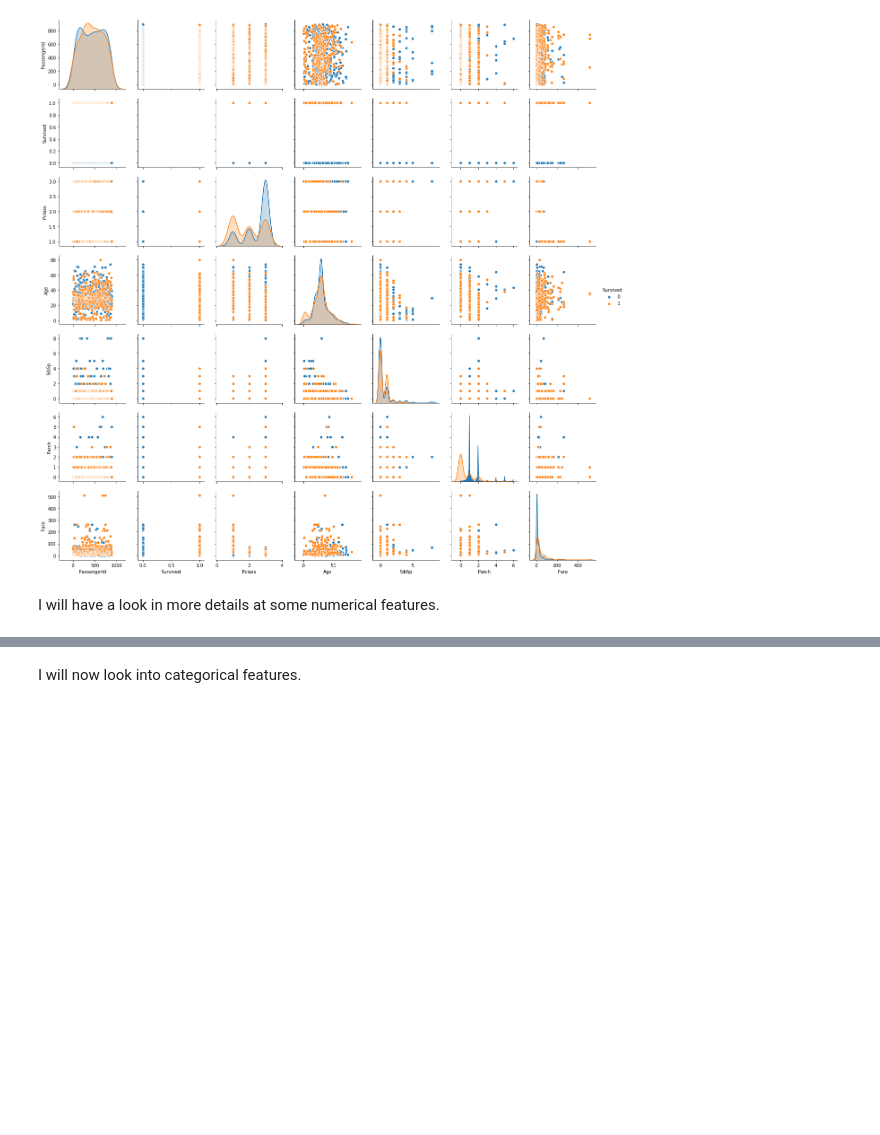
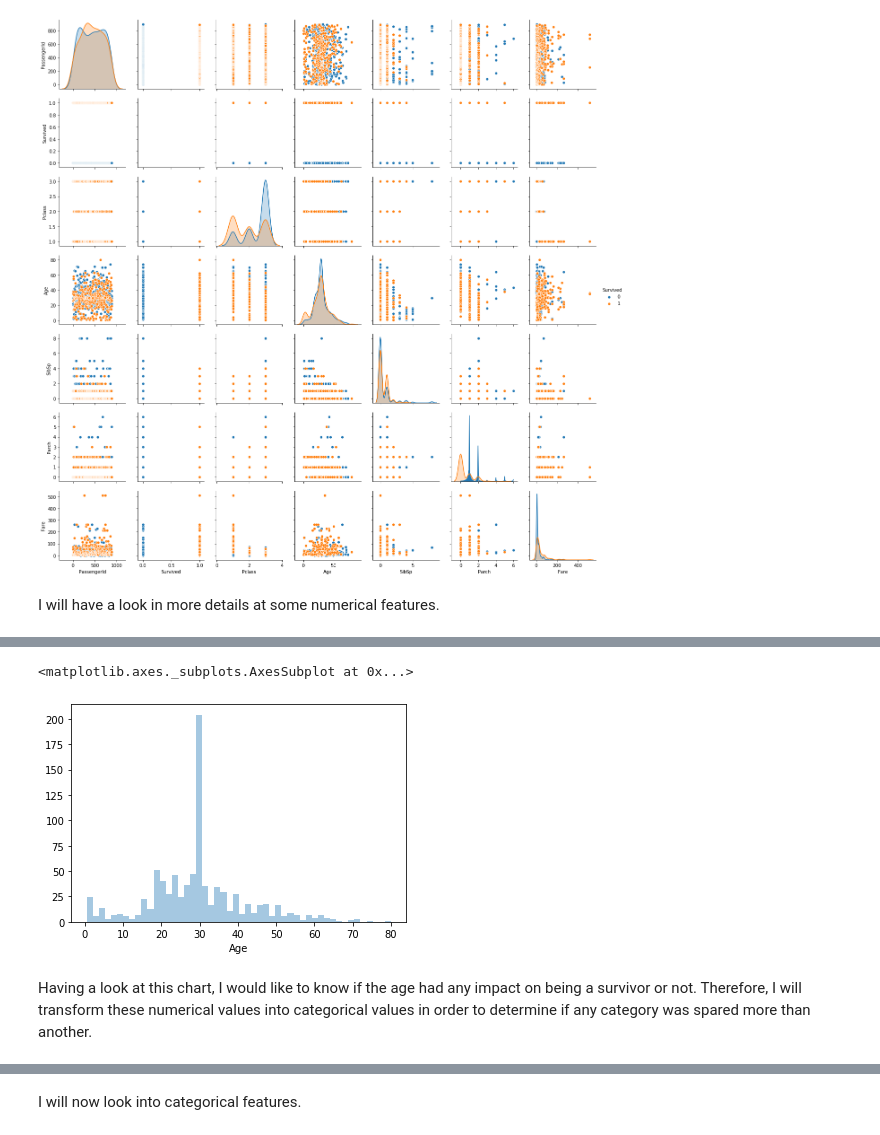
Before and after one commit to SalimAmarti/Titanic_Project, a Jupyter notebook: Titanic model.ipynb, the cells around one changed output, grey strips where cells are left out. Cells and saved outputs as stored; diff of their text form; code cells hidden in the pictures; blank space fills up the shorter version.

```diff
--- a/Titanic model.ipynb
+++ b/Titanic model.ipynb
@@ -141,0 +153,7 @@ I will have a look in more details at some numerical features.
+# %%
+sns.distplot(tit_data_clean['Age'],kde=False,bins=50)
+# %% [output]
+<matplotlib.axes._subplots.AxesSubplot at 0x...>
+[figure, added]
+# %% [markdown]
+Having a look at this chart, I would like to know if the age had any impact on being a survivor or not. Therefore, I will transform these numerical values into categorical values in order to determine if any category was spared more than another.
```
Also changed, not shown: parts of 9 cells of this notebook.
